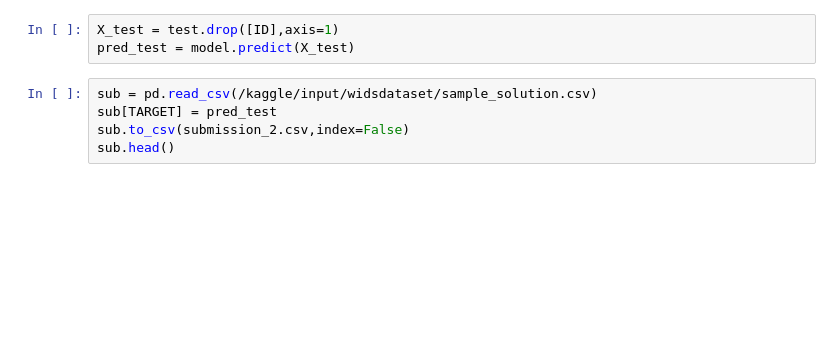
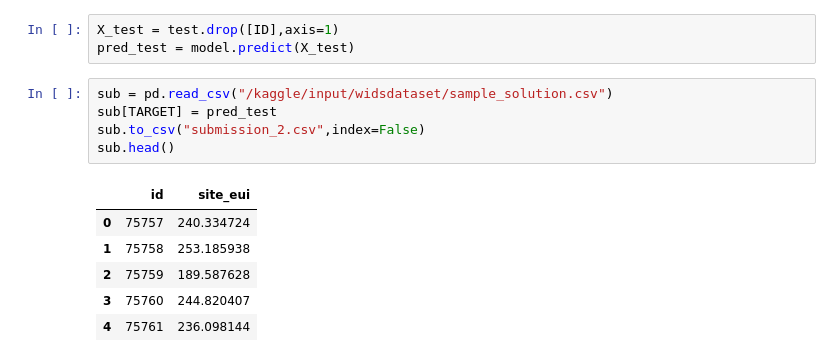
Before and after one commit to katelmarsh/widsdatathon2022, a Jupyter notebook: wids-dataset.ipynb, the cells around one changed output. Saved outputs shown, nothing was run; the diff lists cells and outputs as text; blank space fills up the shorter version.

Commit message:
Kaggle Notebook | wids dataset | Version 1

```diff
--- a/wids-dataset.ipynb
+++ b/wids-dataset.ipynb
@@ -104,10 +177,17 @@ model.fit(X, y)
 X_test = test.drop([ID],axis=1)
 pred_test = model.predict(X_test)
 # %%
-sub = pd.read_csv(/kaggle/input/widsdataset/sample_solution.csv)
+sub = pd.read_csv("/kaggle/input/widsdataset/sample_solution.csv")
 sub[TARGET] = pred_test
-sub.to_csv(submission_2.csv,index=False)
+sub.to_csv("submission_2.csv",index=False)
 sub.head()
+# %% [output]
+|  | id | site_eui |
+| 0 | 75757 | 240.334724 |
+| 1 | 75758 | 253.185938 |
+| 2 | 75759 | 189.587628 |
+| 3 | 75760 | 244.820407 |
+| 4 | 75761 | 236.098144 |
 # %% [markdown]
 This is my catboost model! Let's submit and see what happens! :)
 ![catboost](https://hips.hearstapps.com/hmg-prod.s3.amazonaws.com/images/best-girl-cat-names-1606245046.jpg?crop=0.668xw:1.00xh;0.126xw,0&resize=640:*)
```
Also changed, not shown: parts of 8 cells of this notebook.
